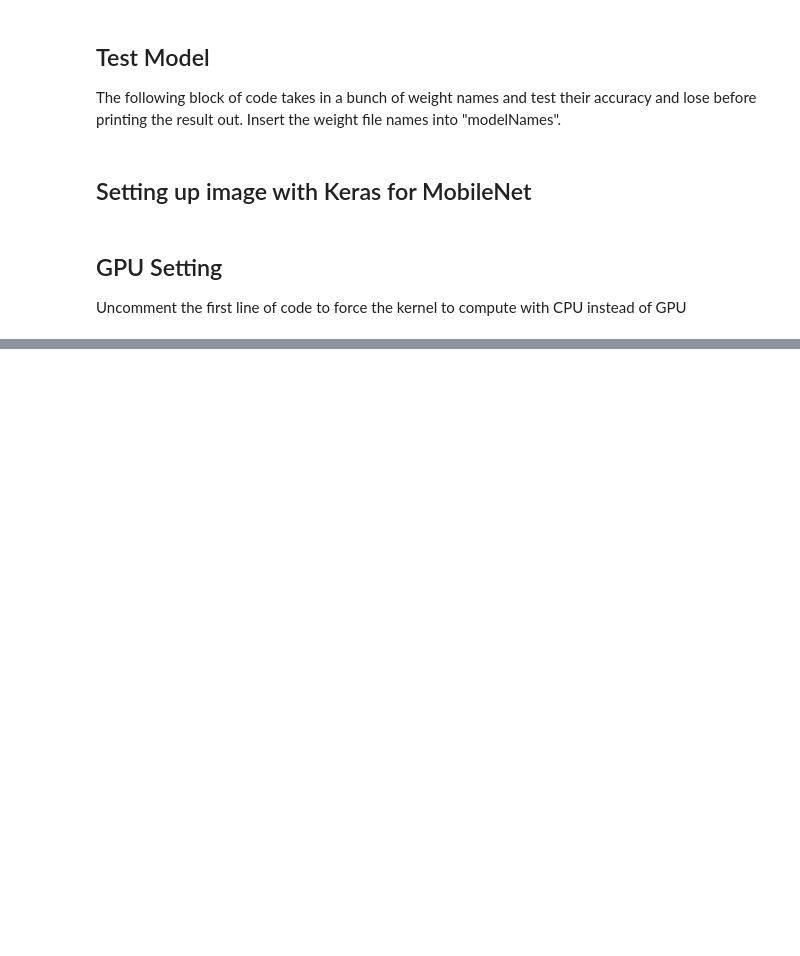
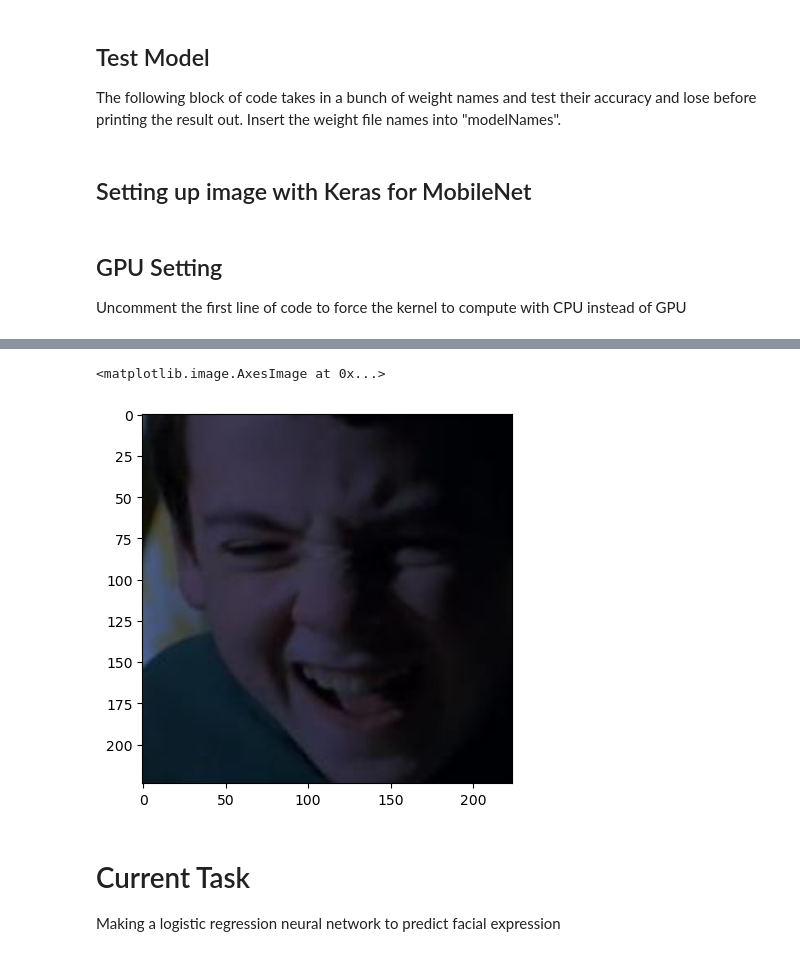
Before and after one commit to Hapemo/tf-facial-expression, a Jupyter notebook: test.ipynb, the cells around one changed output, grey strips where cells are left out. Cells and saved outputs as stored; diff of their text form; code cells hidden in the pictures; blank space fills up the shorter version.

```diff
--- a/test.ipynb
+++ b/test.ipynb
@@ -509,0 +573,3 @@ for idx, landmark in enumerate(landmarks.landmark):
+# %%
+i = 0
+#emotionList = ('Neutral 0', 'Happy 1', 'Sad 2', 'Surprise 3', 'Fear 4', 'Disgust 5', 'Anger 6', 'Contempt 7')
@@ -510 +582,6 @@ for idx, landmark in enumerate(landmarks.landmark):
+# %%
+plt.imshow(faces[i-1])
+# %% [output]
+<matplotlib.image.AxesImage at 0x...>
+[figure, added]
 # %%
@@ -526,0 +590,3 @@ label, data = LoadImages(TESTIMAGEPATH, croppedList)
+# %% [markdown]
+# Current Task
+Making a logistic regression neural network to predict facial expression
```
Also changed, not shown: parts of 19 cells of this notebook, 3 other files.
